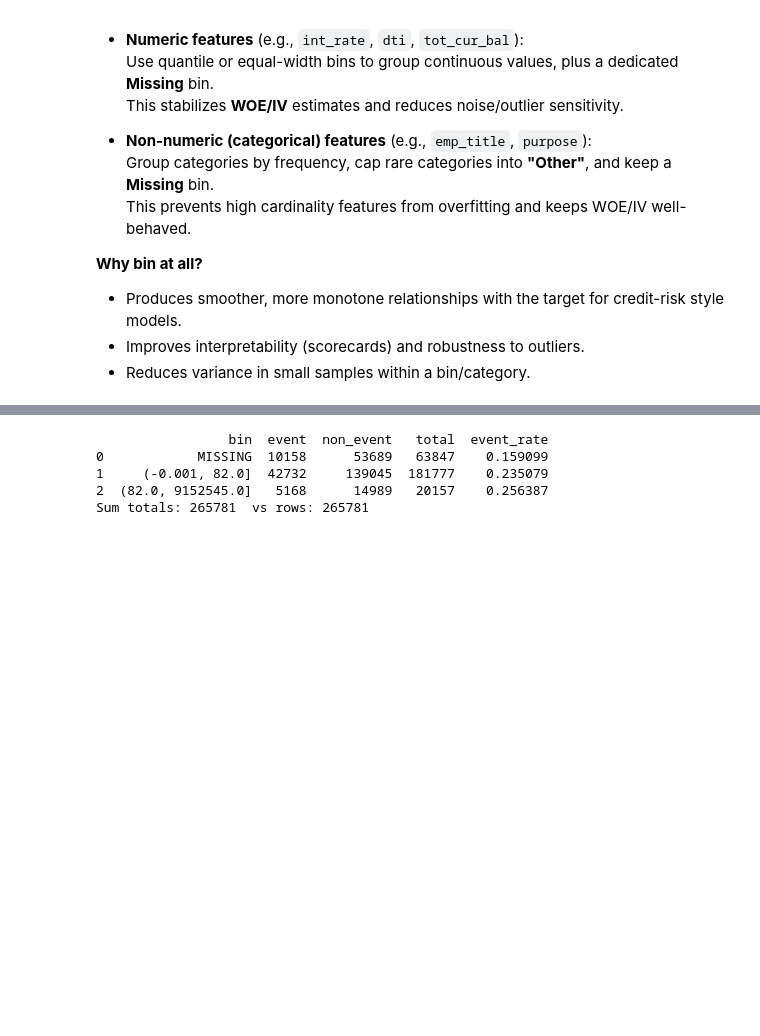
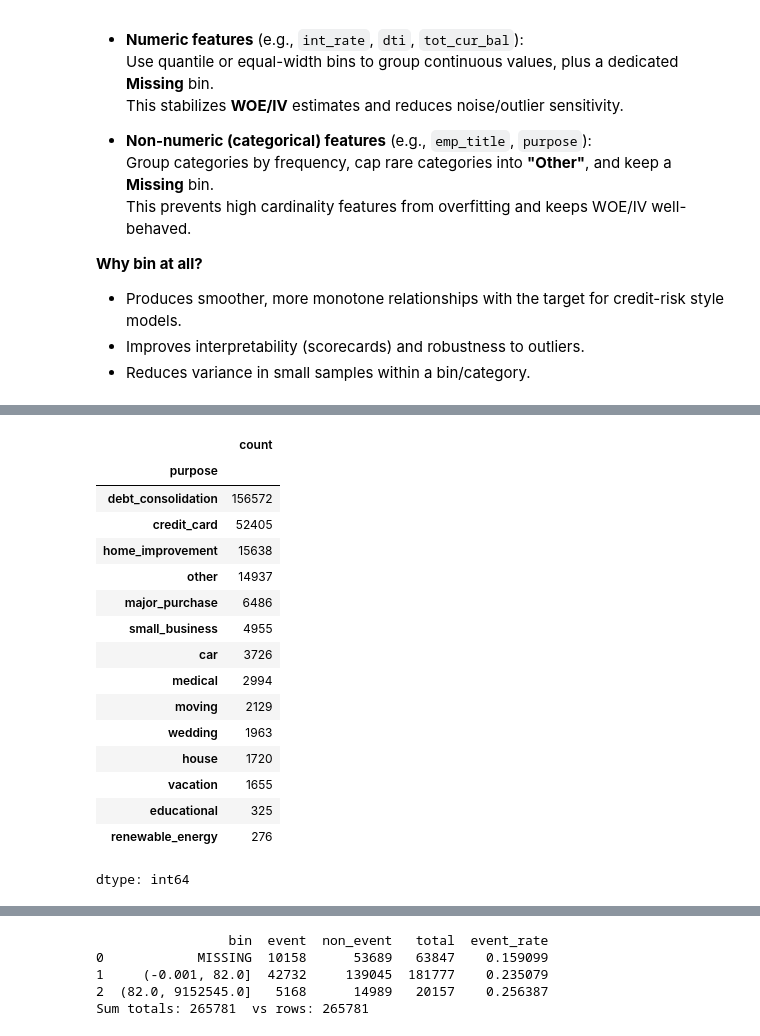
Before and after one commit to hlee014e/Projects, a Jupyter notebook: Credit-Risk/Credit_risk.ipynb, the cells around one changed output, grey strips where cells are left out. Drawn from its saved outputs; the diff is of its cells as text; code cells hidden in the pictures; blank space fills up the shorter version.

```diff
--- a/Credit-Risk/Credit_risk.ipynb
+++ b/Credit-Risk/Credit_risk.ipynb
@@ -402,0 +471,20 @@ Sum totals: 265781  vs rows: 265781
+# %%
+df['purpose'].value_counts()
+# %% [output]
+|  | count |
+| purpose |  |
+| debt_consolidation | 156572 |
+| credit_card | 52405 |
+| home_improvement | 15638 |
+| other | 14937 |
+| major_purchase | 6486 |
+| small_business | 4955 |
+| car | 3726 |
+| medical | 2994 |
+| moving | 2129 |
+| wedding | 1963 |
+| house | 1720 |
+| vacation | 1655 |
+| educational | 325 |
+| renewable_energy | 276 |
+dtype: int64
```
Also changed, not shown: parts of 5 cells of this notebook.
